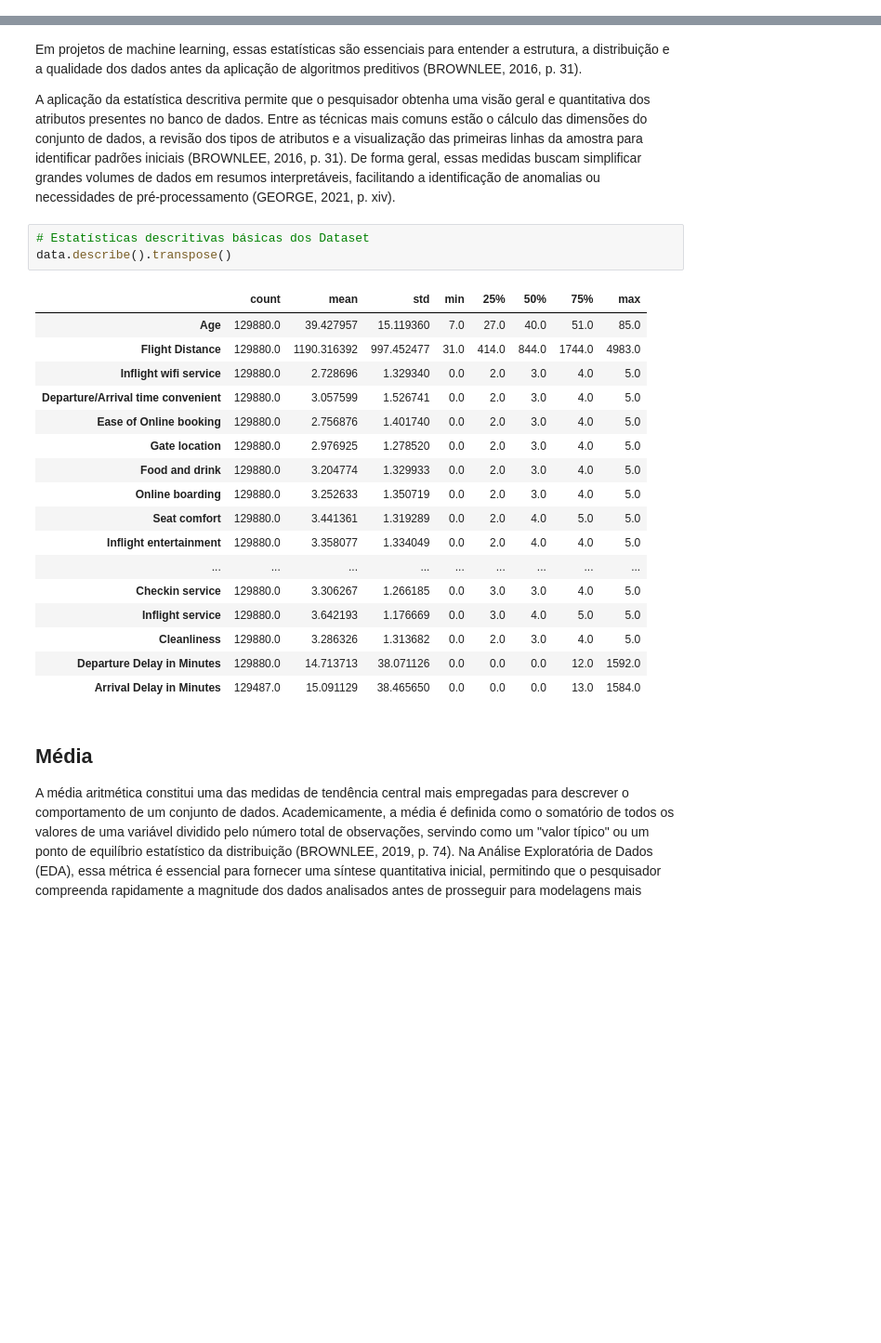
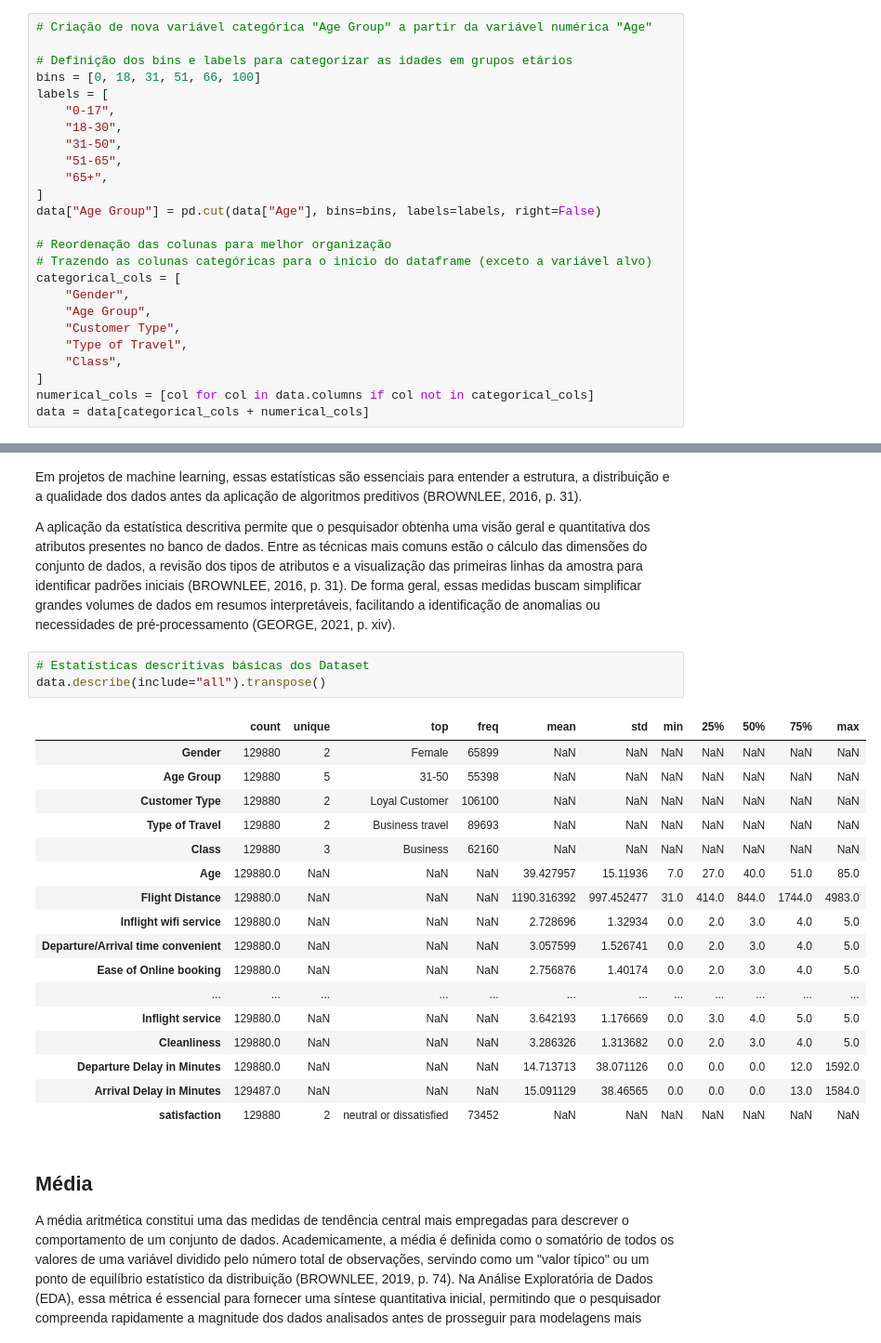
Before and after one commit to rogerioferreira/MVP-Analise-de-Dados-e-Boas-Praticas-PUC-RIO, a Jupyter notebook: notebooks/mvp-analise de dados e boas praticas.ipynb, the cells around one changed output, grey strips where cells are left out. Shown at 93% size. Saved outputs shown, nothing was run; the diff lists cells and outputs as text; blank space fills up the shorter version.

```diff
--- a/notebooks/mvp-analise de dados e boas praticas.ipynb
+++ b/notebooks/mvp-analise de dados e boas praticas.ipynb
@@ -140,0 +132,25 @@ data.head(3)
+# %%
+# Criação de nova variável categórica "Age Group" a partir da variável numérica "Age"
+
+# Definição dos bins e labels para categorizar as idades em grupos etários
+bins = [0, 18, 31, 51, 66, 100]
+labels = [
+    "0-17",
+    "18-30",
+    "31-50",
+    "51-65",
+    "65+",
+]
+data["Age Group"] = pd.cut(data["Age"], bins=bins, labels=labels, right=False)
+
+# Reordenação das colunas para melhor organização
+# Trazendo as colunas categóricas para o início do dataframe (exceto a variável alvo)
+categorical_cols = [
+    "Gender",
+    "Age Group",
+    "Customer Type",
+    "Type of Travel",
+    "Class",
+]
+numerical_cols = [col for col in data.columns if col not in categorical_cols]
+data = data[categorical_cols + numerical_cols]
@@ -230,25 +255,25 @@ As estatísticas descritivas constituem um conjunto de ferramentas fundamentais
 A aplicação da estatística descritiva permite que o pesquisador obtenha uma visão geral e quantitativa dos atributos presentes no banco de dados. Entre as técnicas mais comuns estão o cálculo das dimensões do conjunto de dados, a revisão dos tipos de atributos e a visualização das primeiras linhas da amostra para identificar padrões iniciais (BROWNLEE, 2016, p. 31). De forma geral, essas medidas buscam simplificar grandes volumes de dados em resumos interpretáveis, facilitando a identificação de anomalias ou necessidades de pré-processamento (GEORGE, 2021, p. xiv).
 # %%
 # Estatísticas descritivas básicas dos Dataset
-data.describe().transpose()
+data.describe(include="all").transpose()
 # %% [output]
-|  | count | mean | std | min | 25% | 50% | 75% | max |
-| Age | 129880.0 | 39.427957 | 15.119360 | 7.0 | 27.0 | 40.0 | 51.0 | 85.0 |
-| Flight Distance | 129880.0 | 1190.316392 | 997.452477 | 31.0 | 414.0 | 844.0 | 1744.0 | 4983.0 |
-| Inflight wifi service | 129880.0 | 2.728696 | 1.329340 | 0.0 | 2.0 | 3.0 | 4.0 | 5.0 |
-| Departure/Arrival time convenient | 129880.0 | 3.057599 | 1.526741 | 0.0 | 2.0 | 3.0 | 4.0 | 5.0 |
-| Ease of Online booking | 129880.0 | 2.756876 | 1.401740 | 0.0 | 2.0 | 3.0 | 4.0 | 5.0 |
-| Gate location | 129880.0 | 2.976925 | 1.278520 | 0.0 | 2.0 | 3.0 | 4.0 | 5.0 |
-| Food and drink | 129880.0 | 3.204774 | 1.329933 | 0.0 | 2.0 | 3.0 | 4.0 | 5.0 |
-| Online boarding | 129880.0 | 3.252633 | 1.350719 | 0.0 | 2.0 | 3.0 | 4.0 | 5.0 |
-| Seat comfort | 129880.0 | 3.441361 | 1.319289 | 0.0 | 2.0 | 4.0 | 5.0 | 5.0 |
-| Inflight entertainment | 129880.0 | 3.358077 | 1.334049 | 0.0 | 2.0 | 4.0 | 4.0 | 5.0 |
-| ... | ... | ... | ... | ... | ... | ... | ... | ... |
-| Checkin service | 129880.0 | 3.306267 | 1.266185 | 0.0 | 3.0 | 3.0 | 4.0 | 5.0 |
-| Inflight service | 129880.0 | 3.642193 | 1.176669 | 0.0 | 3.0 | 4.0 | 5.0 | 5.0 |
-| Cleanliness | 129880.0 | 3.286326 | 1.313682 | 0.0 | 2.0 | 3.0 | 4.0 | 5.0 |
-| Departure Delay in Minutes | 129880.0 | 14.713713 | 38.071126 | 0.0 | 0.0 | 0.0 | 12.0 | 1592.0 |
-| Arrival Delay in Minutes | 129487.0 | 15.091129 | 38.465650 | 0.0 | 0.0 | 0.0 | 13.0 | 1584.0 |
+|  | count | unique | top | freq | mean | std | min | 25% | 50% | 75% | max |
+| Gender | 129880 | 2 | Female | 65899 | NaN | NaN | NaN | NaN | NaN | NaN | NaN |
+| Age Group | 129880 | 5 | 31-50 | 55398 | NaN | NaN | NaN | NaN | NaN | NaN | NaN |
+| Customer Type | 129880 | 2 | Loyal Customer | 106100 | NaN | NaN | NaN | NaN | NaN | NaN | NaN |
+| Type of Travel | 129880 | 2 | Business travel | 89693 | NaN | NaN | NaN | NaN | NaN | NaN | NaN |
+| Class | 129880 | 3 | Business | 62160 | NaN | NaN | NaN | NaN | NaN | NaN | NaN |
+| Age | 129880.0 | NaN | NaN | NaN | 39.427957 | 15.11936 | 7.0 | 27.0 | 40.0 | 51.0 | 85.0 |
+| Flight Distance | 129880.0 | NaN | NaN | NaN | 1190.316392 | 997.452477 | 31.0 | 414.0 | 844.0 | 1744.0 | 4983.0 |
+| Inflight wifi service | 129880.0 | NaN | NaN | NaN | 2.728696 | 1.32934 | 0.0 | 2.0 | 3.0 | 4.0 | 5.0 |
+| Departure/Arrival time convenient | 129880.0 | NaN | NaN | NaN | 3.057599 | 1.526741 | 0.0 | 2.0 | 3.0 | 4.0 | 5.0 |
+| Ease of Online booking | 129880.0 | NaN | NaN | NaN | 2.756876 | 1.40174 | 0.0 | 2.0 | 3.0 | 4.0 | 5.0 |
+| ... | ... | ... | ... | ... | ... | ... | ... | ... | ... | ... | ... |
+| Inflight service | 129880.0 | NaN | NaN | NaN | 3.642193 | 1.176669 | 0.0 | 3.0 | 4.0 | 5.0 | 5.0 |
+| Cleanliness | 129880.0 | NaN | NaN | NaN | 3.286326 | 1.313682 | 0.0 | 2.0 | 3.0 | 4.0 | 5.0 |
+| Departure Delay in Minutes | 129880.0 | NaN | NaN | NaN | 14.713713 | 38.071126 | 0.0 | 0.0 | 0.0 | 12.0 | 1592.0 |
+| Arrival Delay in Minutes | 129487.0 | NaN | NaN | NaN | 15.091129 | 38.46565 | 0.0 | 0.0 | 0.0 | 13.0 | 1584.0 |
+| satisfaction | 129880 | 2 | neutral or dissatisfied | 73452 | NaN | NaN | NaN | NaN | NaN | NaN | NaN |
 # %% [markdown]
 ## Média
 
```
Also changed, not shown: parts of 13 cells of this notebook.
